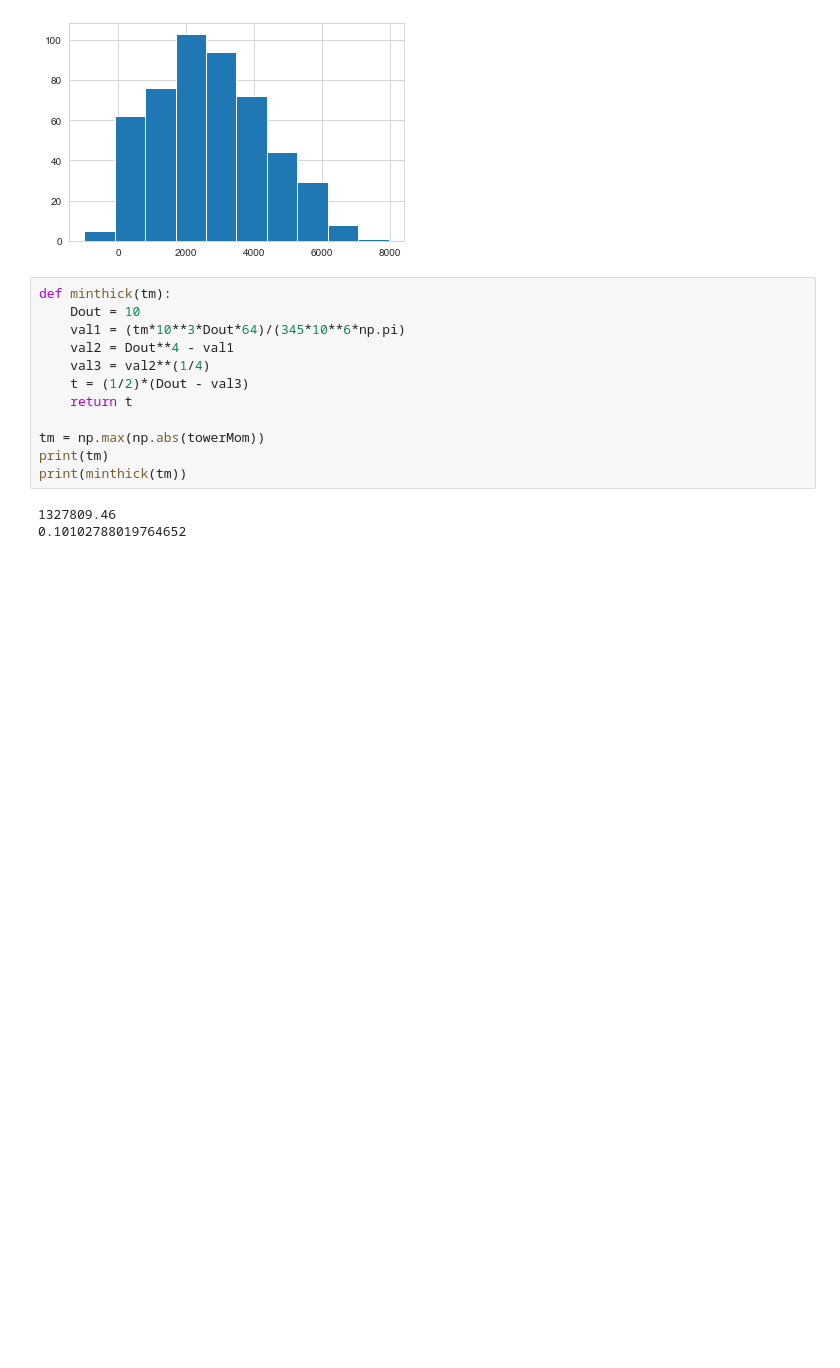
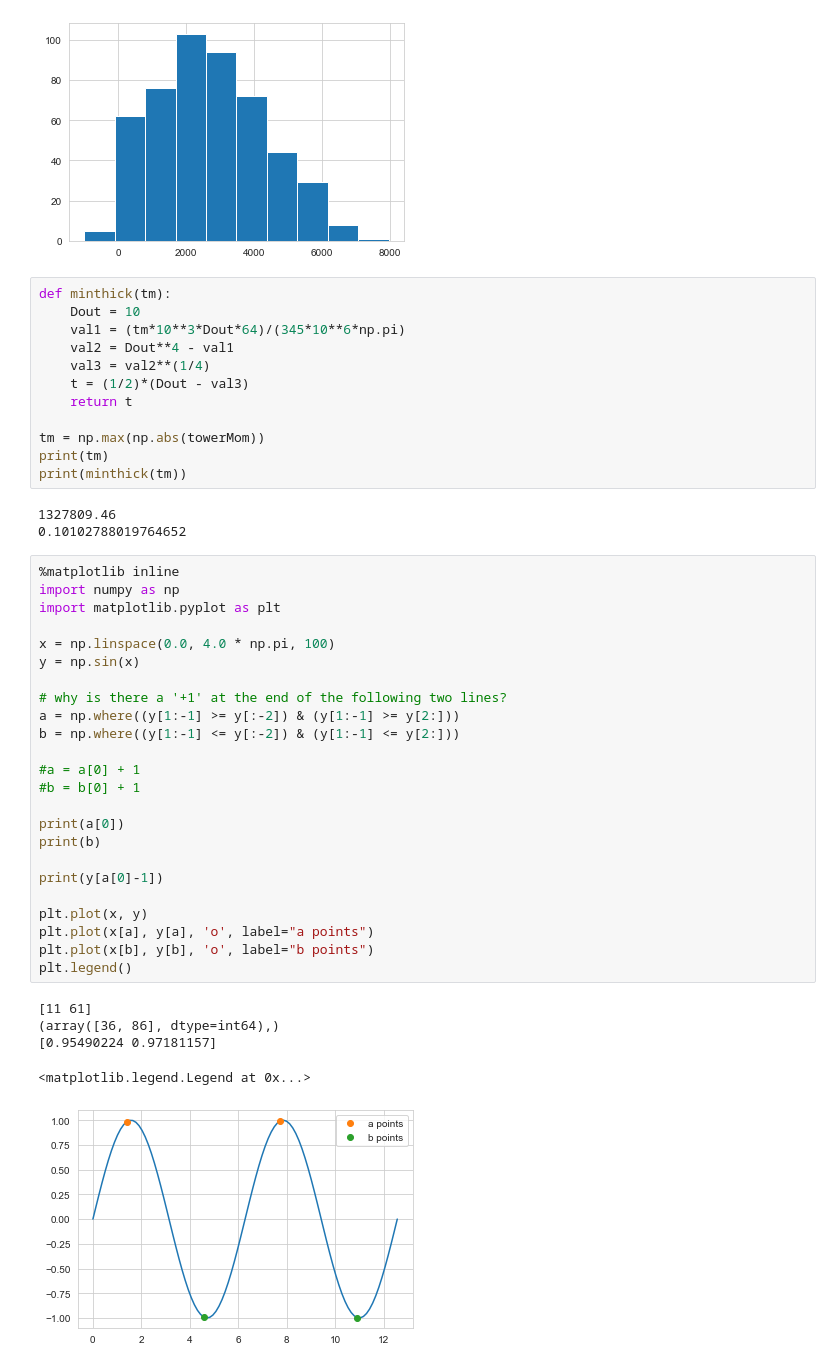
Before and after one commit to smilex555/phys718-hwp, a Jupyter notebook: project1-test/1att.ipynb, the cells around one changed output. Saved outputs shown, nothing was run; the diff lists cells and outputs as text; blank space fills up the shorter version.

```diff
--- a/project1-test/1att.ipynb
+++ b/project1-test/1att.ipynb
@@ -279,3 +288,33 @@ print(minthick(tm))
 # %% [output]
 1327809.46
 0.10102788019764652
+# %%
+%matplotlib inline
+import numpy as np
+import matplotlib.pyplot as plt
+
+x = np.linspace(0.0, 4.0 * np.pi, 100)
+y = np.sin(x)
+
+# why is there a '+1' at the end of the following two lines?
+a = np.where((y[1:-1] >= y[:-2]) & (y[1:-1] >= y[2:]))
+b = np.where((y[1:-1] <= y[:-2]) & (y[1:-1] <= y[2:]))
+
+#a = a[0] + 1
+#b = b[0] + 1
+
+print(a[0])
+print(b)
+
+print(y[a[0]-1])
+
+plt.plot(x, y)
+plt.plot(x[a], y[a], 'o', label="a points")
+plt.plot(x[b], y[b], 'o', label="b points")
+plt.legend()
+# %% [output]
+[11 61]
+(array([36, 86], dtype=int64),)
+[0.95490224 0.97181157]
+<matplotlib.legend.Legend at 0x...>
+[figure, added]
```
Also changed, not shown: parts of 2 cells of this notebook, 1 other file.
